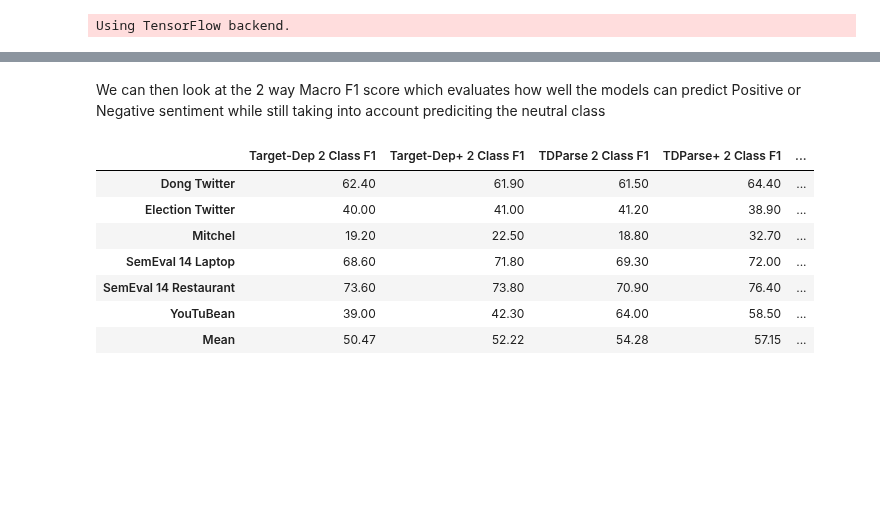
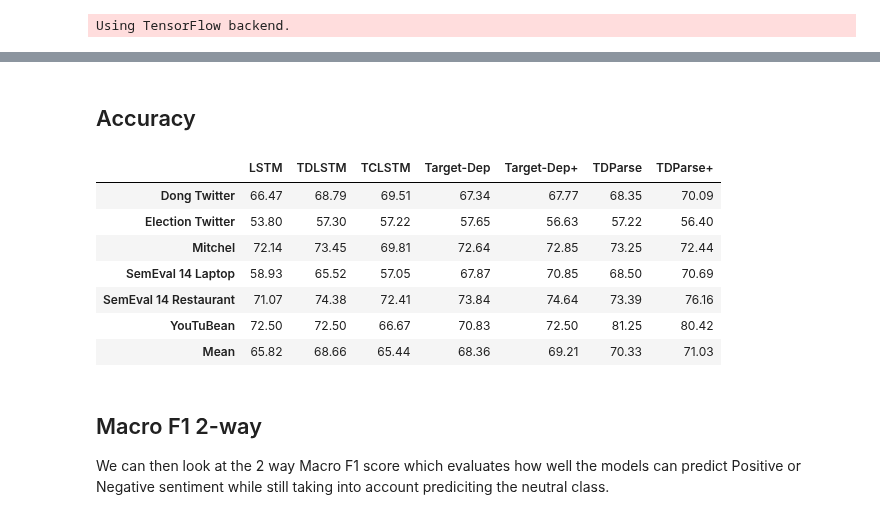
Before and after one commit to apmoore1/Bella, a Jupyter notebook: notebooks/Mass Evaluation Result Analysis.ipynb, the cells around one changed output, grey strips where cells are left out. Saved outputs shown, nothing was run; the diff lists cells and outputs as text; code cells hidden in the pictures; blank space fills up the shorter version.

```diff
--- a/notebooks/Mass Evaluation Result Analysis.ipynb
+++ b/notebooks/Mass Evaluation Result Analysis.ipynb
@@ -172,17 +87,19 @@ pd.concat((acc_results, lstm_acc_results), 1).round(2)
+# %% [markdown]
+## Accuracy
+# %%
+acc_results = evaluation.evaluate_models(accuracy_score, dataset_test,
+                                         all_results, dataframe=True)
+(acc_results * 100).round(2)
+# %% [output]
+|  | LSTM | TDLSTM | TCLSTM | Target-Dep | Target-Dep+ | TDParse | TDParse+ |
+| Dong Twitter | 66.47 | 68.79 | 69.51 | 67.34 | 67.77 | 68.35 | 70.09 |
+| Election Twitter | 53.80 | 57.30 | 57.22 | 57.65 | 56.63 | 57.22 | 56.40 |
+| Mitchel | 72.14 | 73.45 | 69.81 | 72.64 | 72.85 | 73.25 | 72.44 |
+| SemEval 14 Laptop | 58.93 | 65.52 | 57.05 | 67.87 | 70.85 | 68.50 | 70.69 |
+| SemEval 14 Restaurant | 71.07 | 74.38 | 72.41 | 73.84 | 74.64 | 73.39 | 76.16 |
+| YouTuBean | 72.50 | 72.50 | 66.67 | 70.83 | 72.50 | 81.25 | 80.42 |
+| Mean | 65.82 | 68.66 | 65.44 | 68.36 | 69.21 | 70.33 | 71.03 |
 # %% [markdown]
-We can then look at the 2 way Macro F1 score which evaluates how well the models can predict Positive or Negative sentiment while still taking into account prediciting the neutral class
+## Macro F1 2-way
+
+We can then look at the 2 way Macro F1 score which evaluates how well the models can predict Positive or Negative sentiment while still taking into account prediciting the neutral class.
-# %%
-two_way_f1_results = extract_columns(model_result_fp, ['2 Class F1'])
-two_way_f1_results = add_mean(two_way_f1_results)
-lstm_two_way_f1_results = evaluate_datasets(f1_score, dataset_test, all_results, average='macro', labels=[-1, 1])
-lstm_two_way_f1_results = to_dataframe(lstm_two_way_f1_results, '2 Class Macro F1')
-pd.concat((two_way_f1_results, lstm_two_way_f1_results), 1).round(2)
-# %% [output]
-|  | Target-Dep 2 Class F1 | Target-Dep+ 2 Class F1 | TDParse 2 Class F1 | TDParse+ 2 Class F1 | ... |
-| Dong Twitter | 62.40 | 61.90 | 61.50 | 64.40 | ... |
-| Election Twitter | 40.00 | 41.00 | 41.20 | 38.90 | ... |
-| Mitchel | 19.20 | 22.50 | 18.80 | 32.70 | ... |
-| SemEval 14 Laptop | 68.60 | 71.80 | 69.30 | 72.00 | ... |
-| SemEval 14 Restaurant | 73.60 | 73.80 | 70.90 | 76.40 | ... |
-| YouTuBean | 39.00 | 42.30 | 64.00 | 58.50 | ... |
-| Mean | 50.47 | 52.22 | 54.28 | 57.15 | ... |
```
Also changed, not shown: parts of 19 cells of this notebook, 8 other files.
